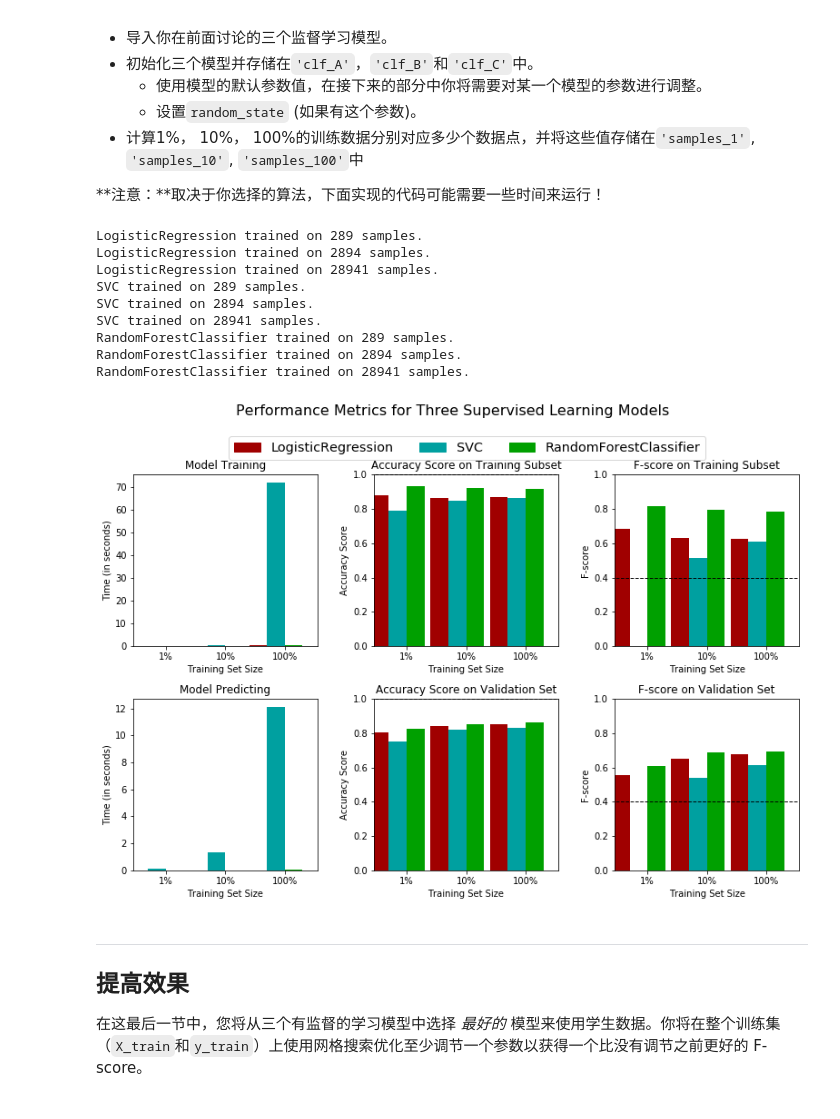
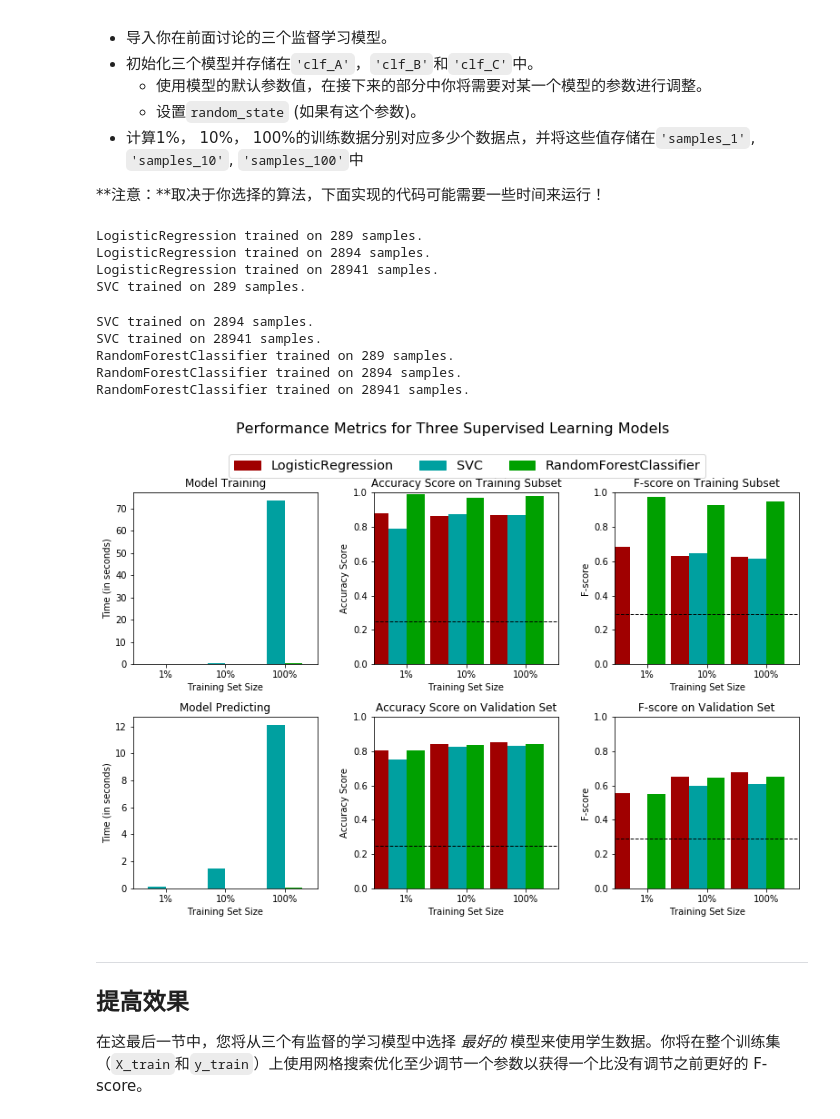
Before and after one commit to junheng/finding_donors, a Jupyter notebook: finding_donors.ipynb, the cells around one changed output. Saved outputs shown, nothing was run; the diff lists cells and outputs as text; code cells hidden in the pictures.

```diff
--- a/finding_donors.ipynb
+++ b/finding_donors.ipynb
@@ -225,7 +225,7 @@ recall = TP/(TP+FN)
 
 # TODO： 使用上面的公式，设置beta=0.5，计算F-score
 beta = 0.5
-fscore = (precision * recall)/((beta * precision) + recall)
+fscore = (1+pow(beta,2)) * (precision * recall)/((pow(beta,2) * precision) + recall)
 
 # 打印结果
 print "Naive Predictor on validation data: \n \
@@ -397,38 +397,38 @@ def train_predict(learner, sample_size, X_train, y_train, X_val, y_val):
 # %%
 # TODO：从sklearn中导入三个监督学习模型
 
 
 # TODO：初始化三个模型
-clf_A = linear_model.LogisticRegression()
-clf_B = svm.SVC(kernel='sigmoid')
-clf_C = ensemble.RandomForestClassifier(min_samples_split=10,n_estimators=15)
+clf_A = linear_model.LogisticRegression(random_state=0)
+clf_B = svm.SVC(random_state=0)
+clf_C = ensemble.RandomForestClassifier(random_state=0)
 
 # TODO：计算1%， 10%， 100%的训练数据分别对应多少点
 samples_1 = int(len(X_train)*0.01)
 samples_10 = int(len(X_train)*0.1)
 samples_100 = len(X_train)
 
 # 收集学习器的结果
 results = {}
 for clf in [clf_A, clf_B, clf_C]:
     clf_name = clf.__class__.__name__
     results[clf_name] = {}
     for i, samples in enumerate([samples_1, samples_10, samples_100]):
         results[clf_name][i] = train_predict(clf, samples, X_train, y_train, X_val, y_val)
 
 # 对选择的三个模型得到的评价结果进行可视化
 vs.evaluate(results, accuracy, fscore)
 # %% [output]
 LogisticRegression trained on 289 samples.
 LogisticRegression trained on 2894 samples.
 LogisticRegression trained on 28941 samples.
 SVC trained on 289 samples.
-SVC trained on 2894 samples.
-SVC trained on 28941 samples.
-RandomForestClassifier trained on 289 samples.
-RandomForestClassifier trained on 2894 samples.
-RandomForestClassifier trained on 28941 samples.
+SVC trained on 2894 samples.
+SVC trained on 28941 samples.
+RandomForestClassifier trained on 289 samples.
+RandomForestClassifier trained on 2894 samples.
+RandomForestClassifier trained on 28941 samples.
-[figure, old version]
+[figure, new version]
 # %% [markdown]
 ----
 ## 提高效果
```
Also changed, not shown: parts of 11 cells of this notebook, 1 other file.
